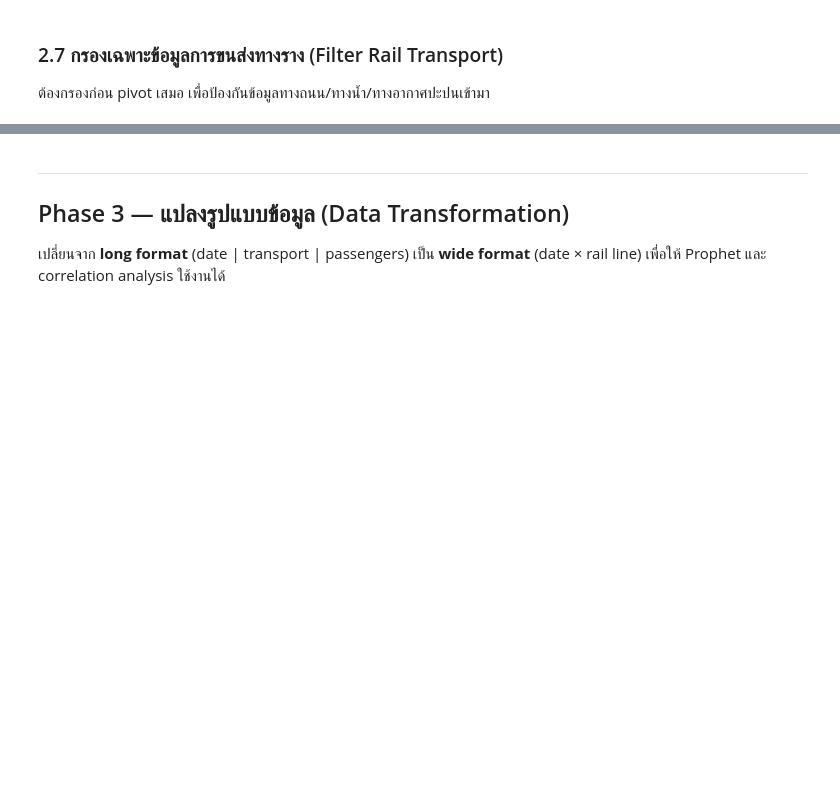
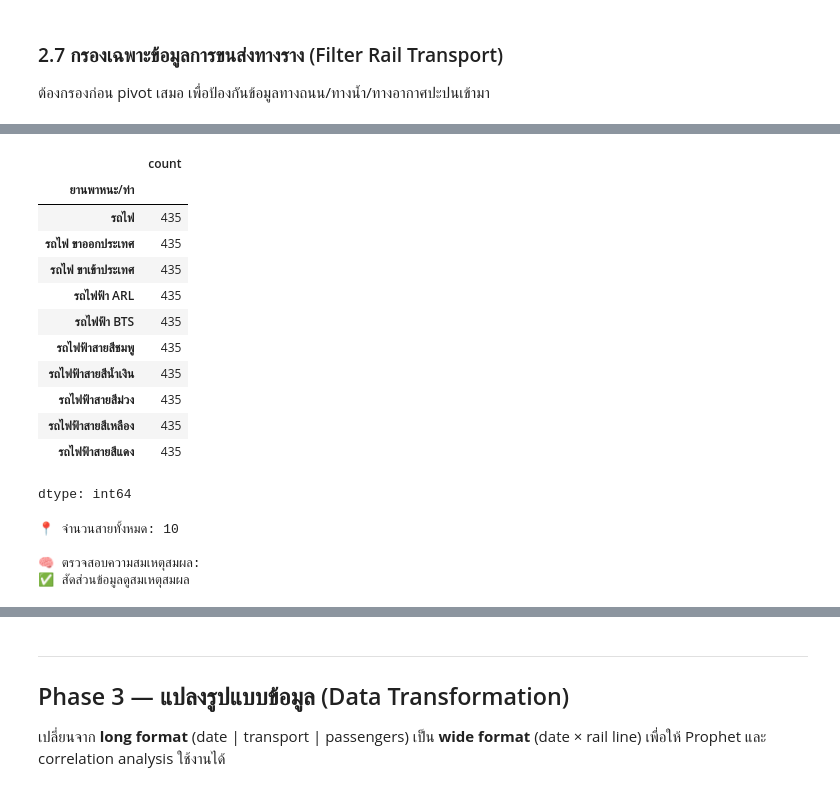
Before and after one commit to lumduan/superai-se6-mini-hackathon-1, a Jupyter notebook: dataset-5/mini-hackathon-1.ipynb, the cells around one changed output, grey strips where cells are left out. Saved outputs shown, nothing was run; the diff lists cells and outputs as text; code cells hidden in the pictures; blank space fills up the shorter version.

```diff
--- a/dataset-5/mini-hackathon-1.ipynb
+++ b/dataset-5/mini-hackathon-1.ipynb
@@ -847,12 +997,52 @@ print(df.groupby('ยานพาหนะ/ท่า')['ปริมาณ'].des
 ต้องกรองก่อน pivot เสมอ เพื่อป้องกันข้อมูลทางถนน/ทางน้ำ/ทางอากาศปะปนเข้ามา
 # %%
 # กรองข้อมูลเฉพาะ: ทางราง + สาธารณะ เท่านั้น
+
+print('\n🚆 Filter — เลือกเฉพาะ "ทางราง + สาธารณะ"')
+
+# 🎯 Apply filter
 rail_df = df[
     (df['รูปแบบการเดินทาง'] == 'ทางราง') &
     (df['สาธารณะ/ส่วนบุคคล'] == 'สาธารณะ')
 ].copy()
 
-print(f'แถวข้อมูลทางราง: {len(rail_df):,}  (จากทั้งหมด: {len(df):,})')
-print('\nสาย/ประเภทยานพาหนะในระบบราง:')
-print(rail_df['ยานพาหนะ/ท่า'].value_counts())
+# 📊 Coverage
+total = len(df)
+rail_total = len(rail_df)
+ratio = rail_total / total * 100
+
+print('\n📊 Coverage:')
+print(f' - จำนวนข้อมูลทั้งหมด: {total:,}')
+print(f' - ทางราง (สาธารณะ): {rail_total:,} ({ratio:.2f}%)')
+
+# 📅 Date range check
+print('\n📅 Date range:')
+print(f' - Dataset: {df["date"].min().date()} → {df["date"].max().date()}')
+print(f' - Rail:    {rail_df["date"].min().date()} → {rail_df["date"].max().date()}')
+
+# 🚉 Lines distribution
+print('\n🚉 สาย/ยานพาหนะในระบบราง (Top 10):')
+line_counts = rail_df['ยานพาหนะ/ท่า'].value_counts()
+
+display(line_counts.head(10))
+
+# 📍 Long tail check
+n_lines = rail_df['ยานพาหนะ/ท่า'].nunique()
+print(f'\n📍 จำนวนสายทั้งหมด: {n_lines}')
+
+if n_lines > 10:
+    print('ℹ️ มี long-tail lines → บางสายมีข้อมูลน้อย')
+
+# 🧠 Sanity check
+print('\n🧠 ตรวจสอบความสมเหตุสมผล:')
+
+if ratio < 10:
+    print('⚠️ สัดส่วนข้อมูลทางรางน้อยผิดปกติ → อาจ filter พลาด')
+elif ratio > 90:
+    print('⚠️ เกือบทั้งหมดเป็นทางราง → ตรวจสอบ dataset อีกครั้ง')
+else:
+    print('✅ สัดส่วนข้อมูลดูสมเหตุสมผล')
+
+if rail_total == 0:
+    print('🚨 ไม่พบข้อมูลทางราง → เงื่อนไข filter อาจผิด')
 # %% [output]
@@ -874,2 +1060,19 @@ Name: count, dtype: int64
+|  | count |
+| ยานพาหนะ/ท่า |  |
+| รถไฟ | 435 |
+| รถไฟ ขาออกประเทศ | 435 |
+| รถไฟ ขาเข้าประเทศ | 435 |
+| รถไฟฟ้า ARL | 435 |
+| รถไฟฟ้า BTS | 435 |
+| รถไฟฟ้าสายสีชมพู | 435 |
+| รถไฟฟ้าสายสีน้ำเงิน | 435 |
+| รถไฟฟ้าสายสีม่วง | 435 |
+| รถไฟฟ้าสายสีเหลือง | 435 |
+| รถไฟฟ้าสายสีแดง | 435 |
+dtype: int64
+📍 จำนวนสายทั้งหมด: 10
+
+🧠 ตรวจสอบความสมเหตุสมผล:
+✅ สัดส่วนข้อมูลดูสมเหตุสมผล
 # %%
 # สรุปช่วงวันที่และความครบถ้วนของข้อมูลทางราง
```
Also changed, not shown: parts of 54 cells of this notebook.
